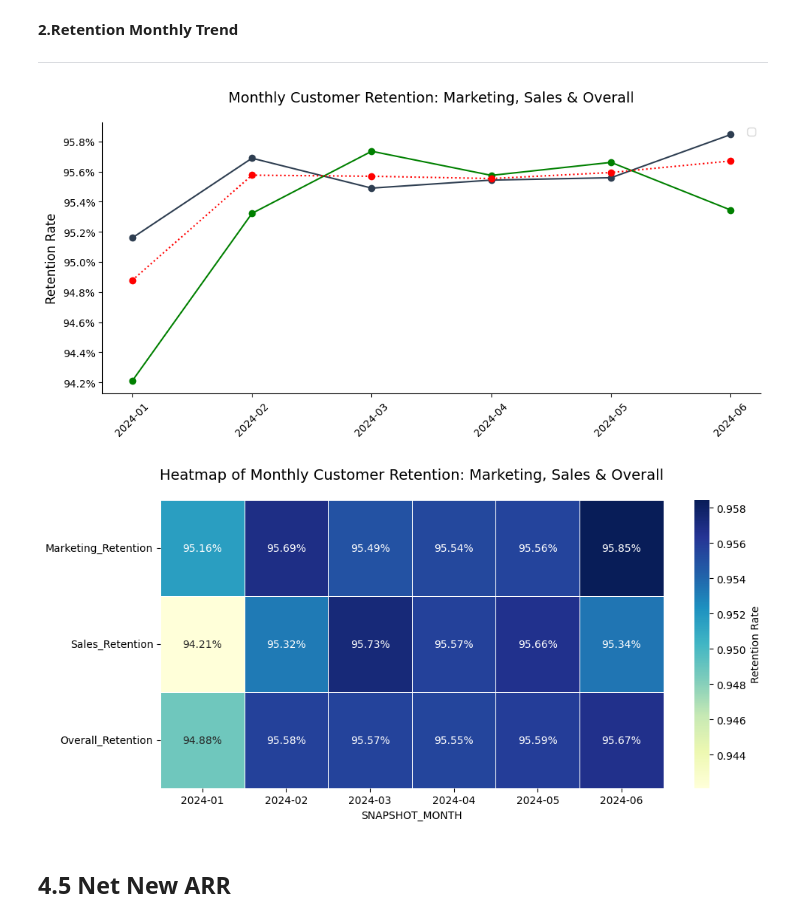
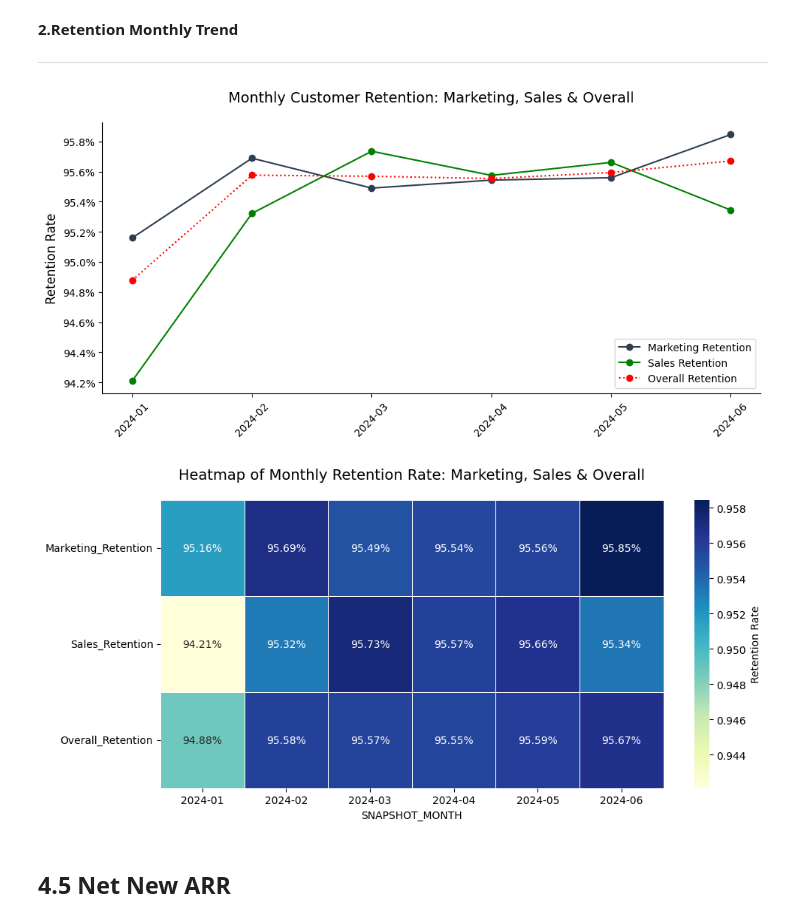
Before and after one commit to sini-sam-20/Fetch-Take-Home-Assignment, a Jupyter notebook: HubSpot/HubSpot_Integrations.ipynb, the cells around one changed output. Cells and saved outputs as stored; diff of their text form; code cells hidden in the pictures.

```diff
--- a/HubSpot/HubSpot_Integrations.ipynb
+++ b/HubSpot/HubSpot_Integrations.ipynb
@@ -655,43 +655,44 @@ monthly_data['Overall_Retention'] = (1 - ((monthly_data['MARKETING_HUB_MRR_CANCE
 # Plotting line trend
 fig, ax1 = plt.subplots(figsize=(10, 5))
 
-ax1.plot(monthly_data['SNAPSHOT_MONTH'], monthly_data['Marketing_Retention'], marker='o', linestyle='-', color='#2e3e51')
-ax1.plot(monthly_data['SNAPSHOT_MONTH'], monthly_data['Sales_Retention'], marker='o', linestyle='-', color='green')
+ax1.plot(monthly_data['SNAPSHOT_MONTH'], monthly_data['Marketing_Retention'], marker='o', linestyle='-', color='#2e3e51', label='Marketing Retention')
+ax1.plot(monthly_data['SNAPSHOT_MONTH'], monthly_data['Sales_Retention'], marker='o', linestyle='-', color='green', label='Sales Retention')
 
-ax1.plot(monthly_data['SNAPSHOT_MONTH'], monthly_data['Overall_Retention'], marker='o', linestyle=':', color='red')
+
+ax1.plot(monthly_data['SNAPSHOT_MONTH'], monthly_data['Overall_Retention'], marker='o', linestyle=':', color='red',  label='Overall Retention')
 
 
 ax1.set_ylabel('Retention Rate', fontsize=12)
 ax1.set_title("Monthly Customer Retention: Marketing, Sales & Overall", fontsize=14, pad=20)
 
 def percent_formatter(x, pos):
     return f'{x*100:.1f}%'
 
 ax1.yaxis.set_major_formatter(ticker.FuncFormatter(percent_formatter))
 
 plt.xticks(rotation=45)
-ax1.legend(loc='upper right')
+ax1.legend(loc='lower right')
 plt.tight_layout()
 sns.despine()
 plt.show()
 
 print("\n")
 
 # Plotting heatmap
 heatmap_data = monthly_data[['SNAPSHOT_MONTH', 'Marketing_Retention', 'Sales_Retention', 'Overall_Retention']]
 
 heatmap_data.set_index('SNAPSHOT_MONTH', inplace=True)
 
 plt.figure(figsize=(10.2, 5))
 sns.heatmap(heatmap_data.T, annot=True, cmap="YlGnBu", cbar_kws={'label': 'Retention Rate'}, fmt=".2%", linewidths=.5)
 plt.yticks(rotation=0)
-plt.title("Heatmap of Monthly Customer Retention: Marketing, Sales & Overall", fontsize=14, pad=20)
+plt.title("Heatmap of Monthly Retention Rate: Marketing, Sales & Overall", fontsize=14, pad=20)
 
 plt.tight_layout()
 plt.show()
 # %% [output]
-[figure, old version]
+[figure, new version]
-[figure, old version]
+[figure, new version]
 # %% [markdown]
 ## **4.5 Net New ARR**
 # %% [markdown]
```
